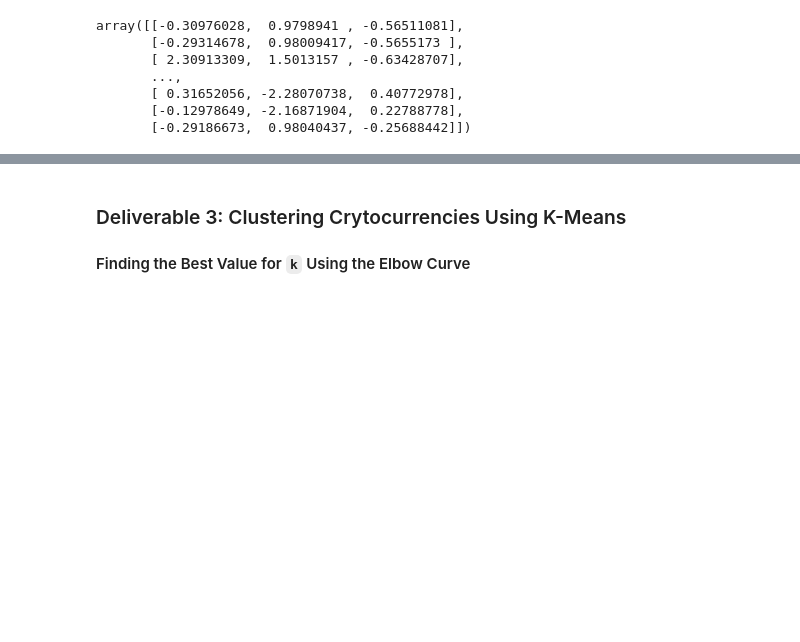
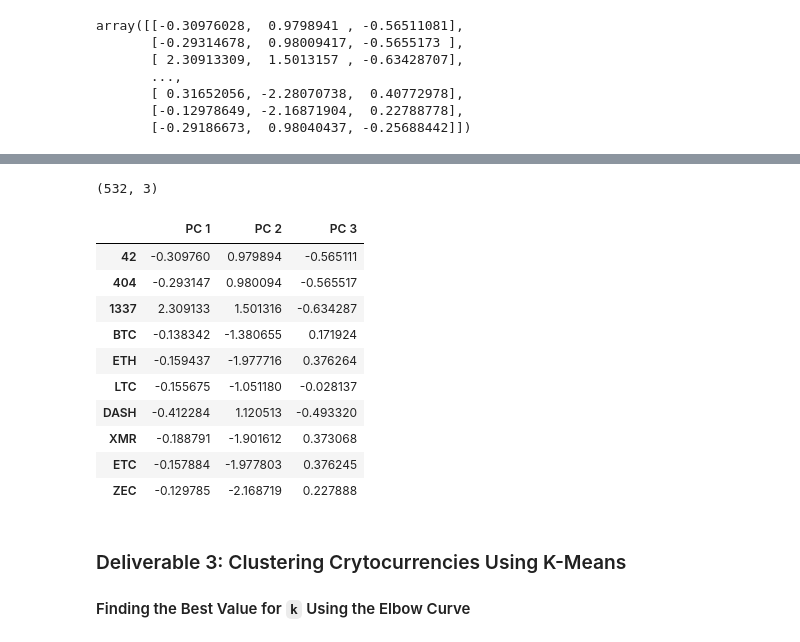
Before and after one commit to nnamdiilokah/Cryptocurrencies, a Jupyter notebook: crypto_clustering.ipynb, the cells around one changed output, grey strips where cells are left out. Saved outputs shown, nothing was run; the diff lists cells and outputs as text; code cells hidden in the pictures; blank space fills up the shorter version.

```diff
--- a/crypto_clustering.ipynb
+++ b/crypto_clustering.ipynb
@@ -206,3 +190,21 @@ array([[-0.30976028,  0.9798941 , -0.56511081],
+# %%
+# Create a DataFrame with the three principal components.
+pcs_df = pd.DataFrame(data = pca_reduced, columns = ['PC 1', 'PC 2', 'PC 3'], index = X.index)
+print(pcs_df.shape)
+pcs_df.head(10)
+# %% [output]
+(532, 3)
+|  | PC 1 | PC 2 | PC 3 |
+| 42 | -0.309760 | 0.979894 | -0.565111 |
+| 404 | -0.293147 | 0.980094 | -0.565517 |
+| 1337 | 2.309133 | 1.501316 | -0.634287 |
+| BTC | -0.138342 | -1.380655 | 0.171924 |
+| ETH | -0.159437 | -1.977716 | 0.376264 |
+| LTC | -0.155675 | -1.051180 | -0.028137 |
+| DASH | -0.412284 | 1.120513 | -0.493320 |
+| XMR | -0.188791 | -1.901612 | 0.373068 |
+| ETC | -0.157884 | -1.977803 | 0.376245 |
+| ZEC | -0.129785 | -2.168719 | 0.227888 |
 # %% [markdown]
 ### Deliverable 3: Clustering Crytocurrencies Using K-Means
 
```
Also changed, not shown: parts of 5 cells of this notebook.
